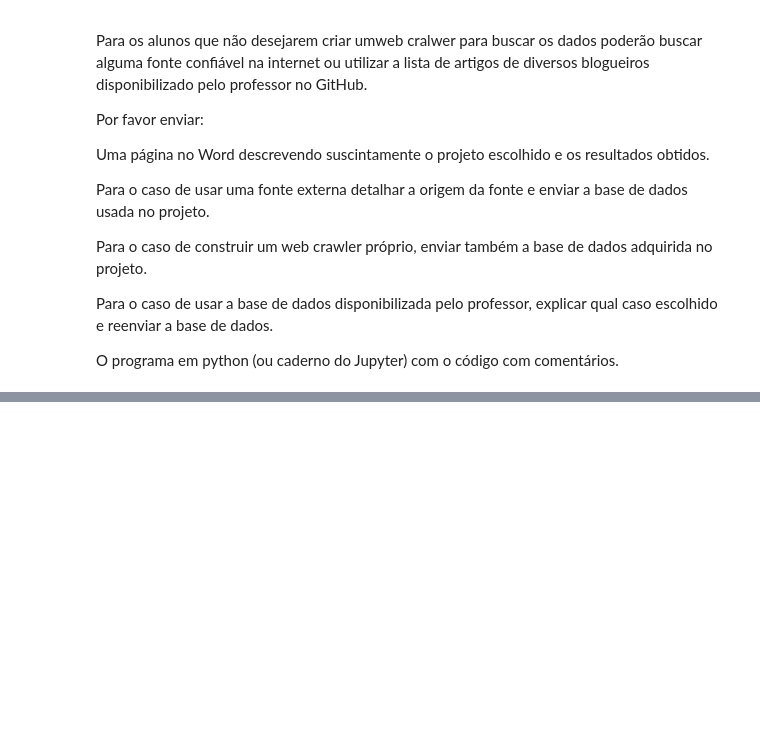
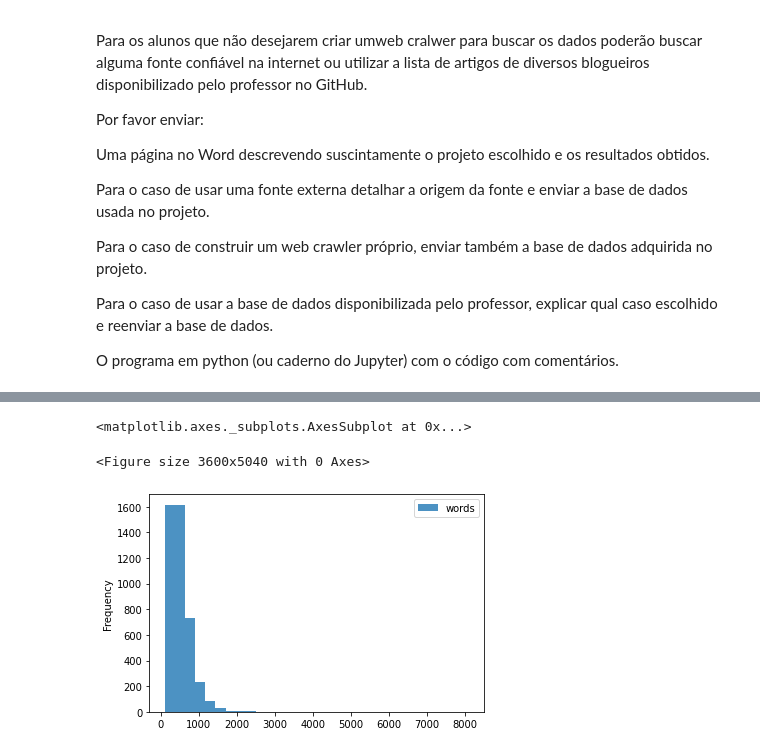
Before and after one commit to augustoberwaldt/mackenzie, a Jupyter notebook: NPL(_processamento_de_linguagem_natural).ipynb, the cells around one changed output, grey strips where cells are left out. Cells and saved outputs as stored; diff of their text form; code cells hidden in the pictures; blank space fills up the shorter version.

```diff
--- a/NPL(_processamento_de_linguagem_natural).ipynb
+++ b/NPL(_processamento_de_linguagem_natural).ipynb
@@ -24,0 +66,7 @@ O programa em python (ou caderno do Jupyter) com o código com comentários.
+# %%
+plt.figure(figsize = (50,70))
+df.plot.hist(bins=30, alpha=0.8)
+# %% [output]
+<matplotlib.axes._subplots.AxesSubplot at 0x...>
+<Figure size 3600x5040 with 0 Axes>
+[figure, added]
```
Also changed, not shown: parts of 2 cells of this notebook.
